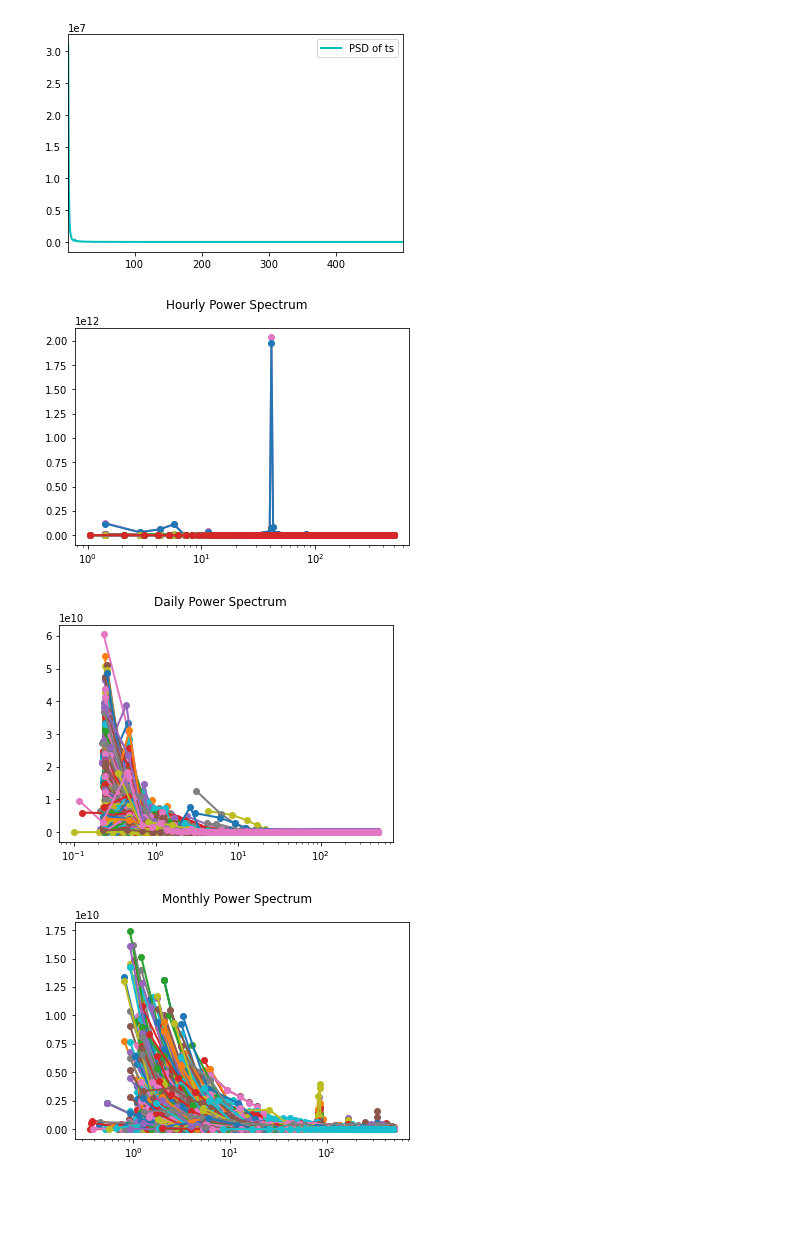
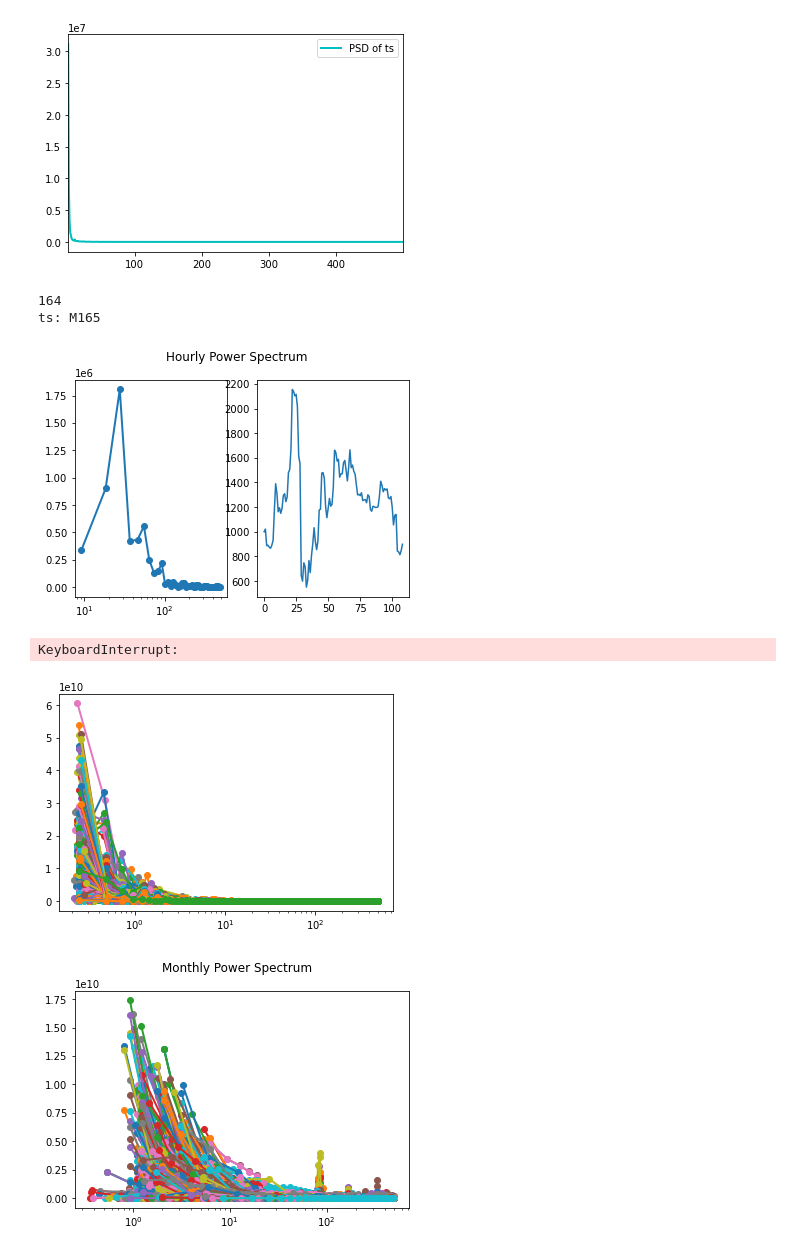
Before and after one commit to philippbeer/ts_search_engine, a Jupyter notebook: notebooks/FFT_test.ipynb, the cells around one changed output. Saved outputs shown, nothing was run; the diff lists cells and outputs as text; code cells hidden in the pictures; blank space fills up the shorter version.

```diff
--- a/notebooks/FFT_test.ipynb
+++ b/notebooks/FFT_test.ipynb
@@ -84,10 +84,13 @@ plt.show()
 # %% [output]
 [figure]
 # %%
-fig, axes = plt.subplots(1, 1, sharey=True)
-axes.set_xscale('log')
-for ts_name in tqdm(df_hourly.iloc[:,0]):
-    ar = np.array(df_hourly[df_hourly['V1']==ts_name].iloc[:,1:].dropna(axis=1))[0]
+fig, axes = plt.subplots(1, 2)
+axes.flatten()[0].set_xscale('log')
+rand_ts = np.random.randint(df_hourly.shape[0])
+print(rand_ts)
+for ts_name in tqdm([df_monthly.loc[rand_ts,'V1']]):
+    print("ts: {}".format(ts_name))
+    ar = np.array(df_monthly[df_monthly['V1']==ts_name].iloc[:,1:].dropna(axis=1))[0]
     n = ar.shape[0]
     dt = 0.001
     fhat = np.abs(np.fft.fft(ar))  # compute the FFT
@@ -96,31 +99,35 @@ for ts_name in tqdm(df_hourly.iloc[:,0]):
     L = np.arange(1,np.floor(n/2), dtype='int')
 
     # adding plots t
-    plt.plot(freq[L], PSD[L], "o-", linewidth=2, label=ts_name)
+    axes.flatten()[0].plot(freq[L], PSD[L], "o-", linewidth=2, label=ts_name)
+    axes.flatten()[1].plot(ar)
 title = "Hourly Power Spectrum"
 fig.suptitle(title)
 plt.show()
 # %% [output]
+164
+ts: M165
-[figure, old version]
+[figure, new version]
 # %%
 fig, axes = plt.subplots(1, 1, sharey=True)
 axes.set_xscale('log')
-for ts_name in tqdm(df_daily.iloc[:,0]):
+for ts_name in tqdm(df_daily.iloc[rand_,0]):
     ar = np.array(df_daily[df_daily['V1']==ts_name].iloc[:,1:].dropna(axis=1))[0]
     n = ar.shape[0]
     dt = 0.001
     fhat = np.abs(np.fft.fft(ar))  # compute the FFT
     PSD = fhat * np.conj(fhat) / n # power spectrum (power per frequency)
     freq = (1/(dt*n)) * np.arange(n) # create x-axis of frequencies
     L = np.arange(1,np.floor(n/2), dtype='int')
 
     # adding plots t
     plt.plot(freq[L], PSD[L], "o-", linewidth=2, label=ts_name)
 title = "Daily Power Spectrum"
 fig.suptitle(title)
 plt.show()
 # %% [output]
+KeyboardInterrupt:
-[figure, old version]
+[figure, new version]
 # %%
 fig, axes = plt.subplots(1, 1, sharey=True)
 axes.set_xscale('log')
```
Also changed, not shown: parts of 8 cells of this notebook, 5 other files.
